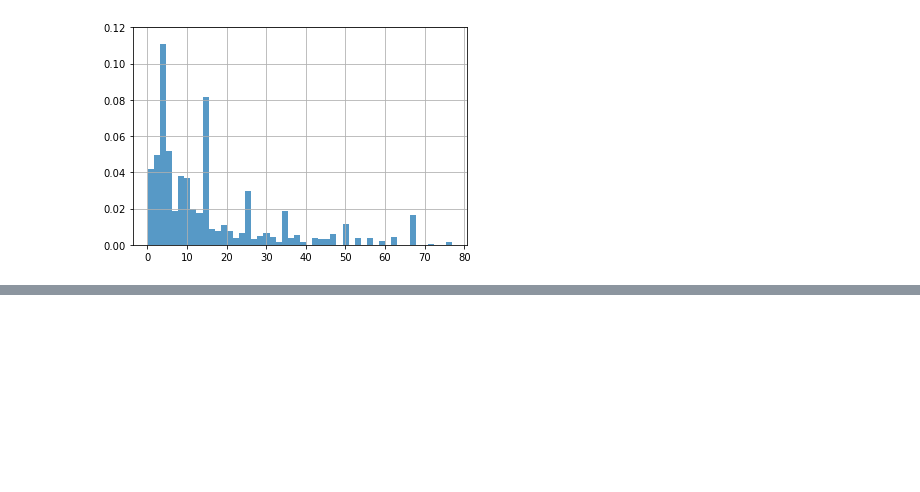
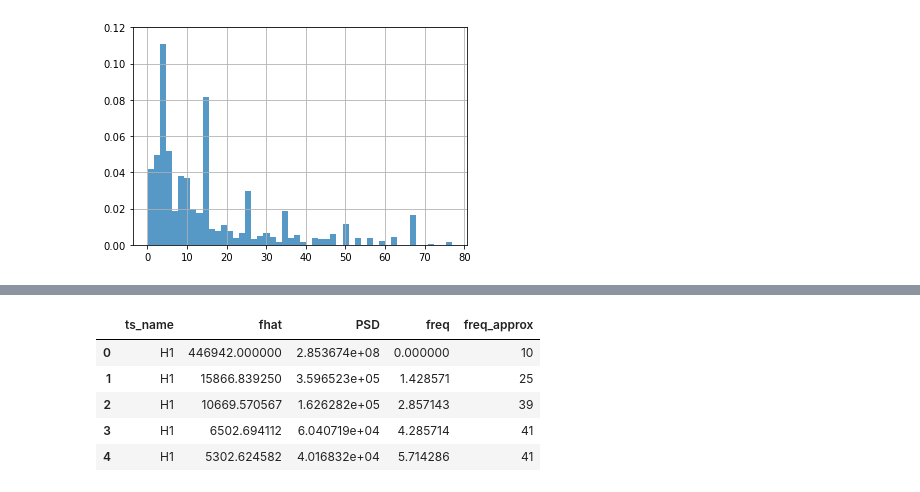
Before and after one commit to philippbeer/ts_search_engine, a Jupyter notebook: notebooks/FFT_test.ipynb, the cells around one changed output, grey strips where cells are left out. Saved outputs shown, nothing was run; the diff lists cells and outputs as text; code cells hidden in the pictures; blank space fills up the shorter version.

```diff
--- a/notebooks/FFT_test.ipynb
+++ b/notebooks/FFT_test.ipynb
@@ -281,0 +353,9 @@ df
+# %%
+df_approx.head()
+# %% [output]
+|  | ts_name | fhat | PSD | freq | freq_approx |
+| 0 | H1 | 446942.000000 | 2.853674e+08 | 0.000000 | 10 |
+| 1 | H1 | 15866.839250 | 3.596523e+05 | 1.428571 | 25 |
+| 2 | H1 | 10669.570567 | 1.626282e+05 | 2.857143 | 39 |
+| 3 | H1 | 6502.694112 | 6.040719e+04 | 4.285714 | 41 |
+| 4 | H1 | 5302.624582 | 4.016832e+04 | 5.714286 | 41 |
```
Also changed, not shown: parts of 12 cells of this notebook, 1 other file.
